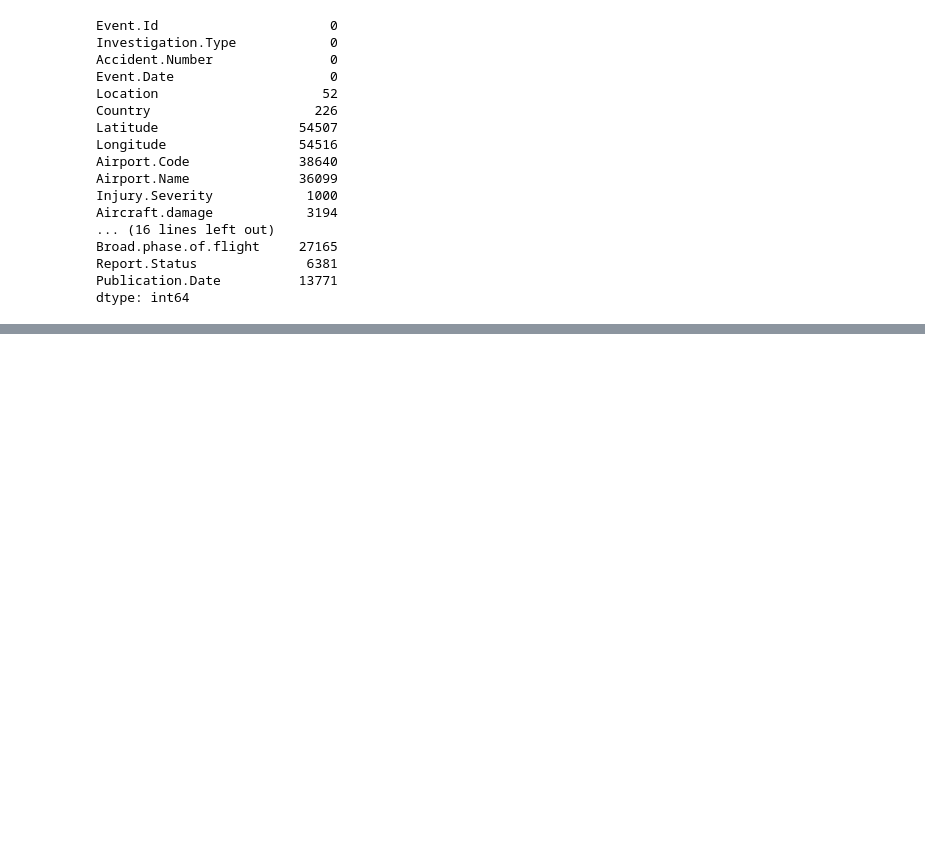
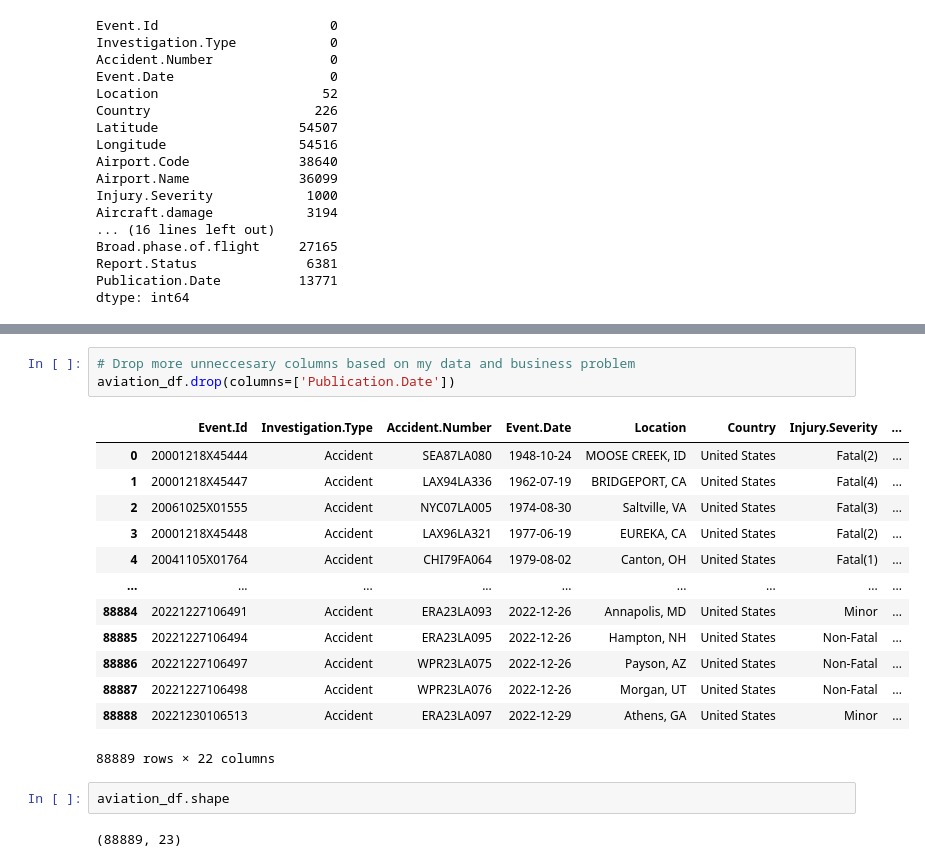
Before and after one commit to Murimi49/phase-1-project, a Jupyter notebook: Project.ipynb, the cells around one changed output, grey strips where cells are left out. Drawn from its saved outputs; the diff is of its cells as text; blank space fills up the shorter version.

```diff
--- a/Project.ipynb
+++ b/Project.ipynb
@@ -68,0 +110,21 @@ dtype: int64
+# %%
+# Drop more unneccesary columns based on my data and business problem
+aviation_df.drop(columns=['Publication.Date'])
+# %% [output]
+|  | Event.Id | Investigation.Type | Accident.Number | Event.Date | Location | Country | Injury.Severity | ... |
+| 0 | 20001218X45444 | Accident | SEA87LA080 | 1948-10-24 | MOOSE CREEK, ID | United States | Fatal(2) | ... |
+| 1 | 20001218X45447 | Accident | LAX94LA336 | 1962-07-19 | BRIDGEPORT, CA | United States | Fatal(4) | ... |
+| 2 | 20061025X01555 | Accident | NYC07LA005 | 1974-08-30 | Saltville, VA | United States | Fatal(3) | ... |
+| 3 | 20001218X45448 | Accident | LAX96LA321 | 1977-06-19 | EUREKA, CA | United States | Fatal(2) | ... |
+| 4 | 20041105X01764 | Accident | CHI79FA064 | 1979-08-02 | Canton, OH | United States | Fatal(1) | ... |
+| ... | ... | ... | ... | ... | ... | ... | ... | ... |
+| 88884 | 20221227106491 | Accident | ERA23LA093 | 2022-12-26 | Annapolis, MD | United States | Minor | ... |
+| 88885 | 20221227106494 | Accident | ERA23LA095 | 2022-12-26 | Hampton, NH | United States | Non-Fatal | ... |
+| 88886 | 20221227106497 | Accident | WPR23LA075 | 2022-12-26 | Payson, AZ | United States | Non-Fatal | ... |
+| 88887 | 20221227106498 | Accident | WPR23LA076 | 2022-12-26 | Morgan, UT | United States | Non-Fatal | ... |
+| 88888 | 20221230106513 | Accident | ERA23LA097 | 2022-12-29 | Athens, GA | United States | Minor | ... |
+88889 rows × 22 columns
+# %%
+aviation_df.shape
+# %% [output]
+(88889, 23)
```
Also changed, not shown: parts of 13 cells of this notebook, 5 other files.
